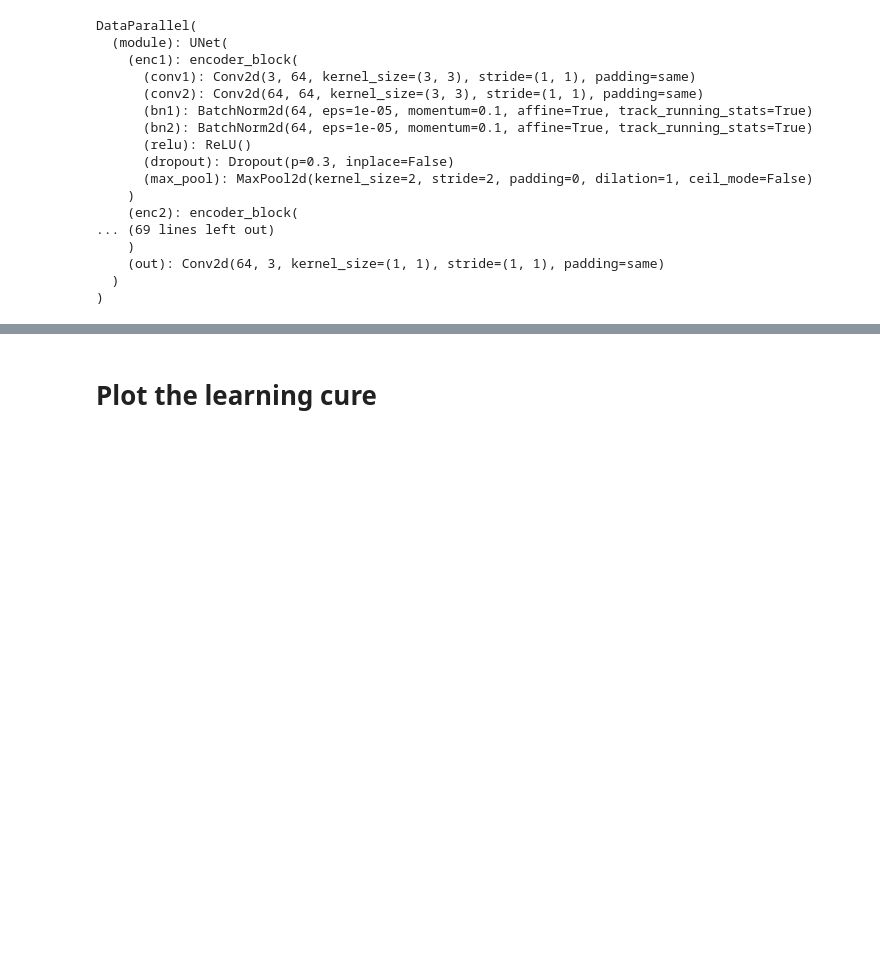
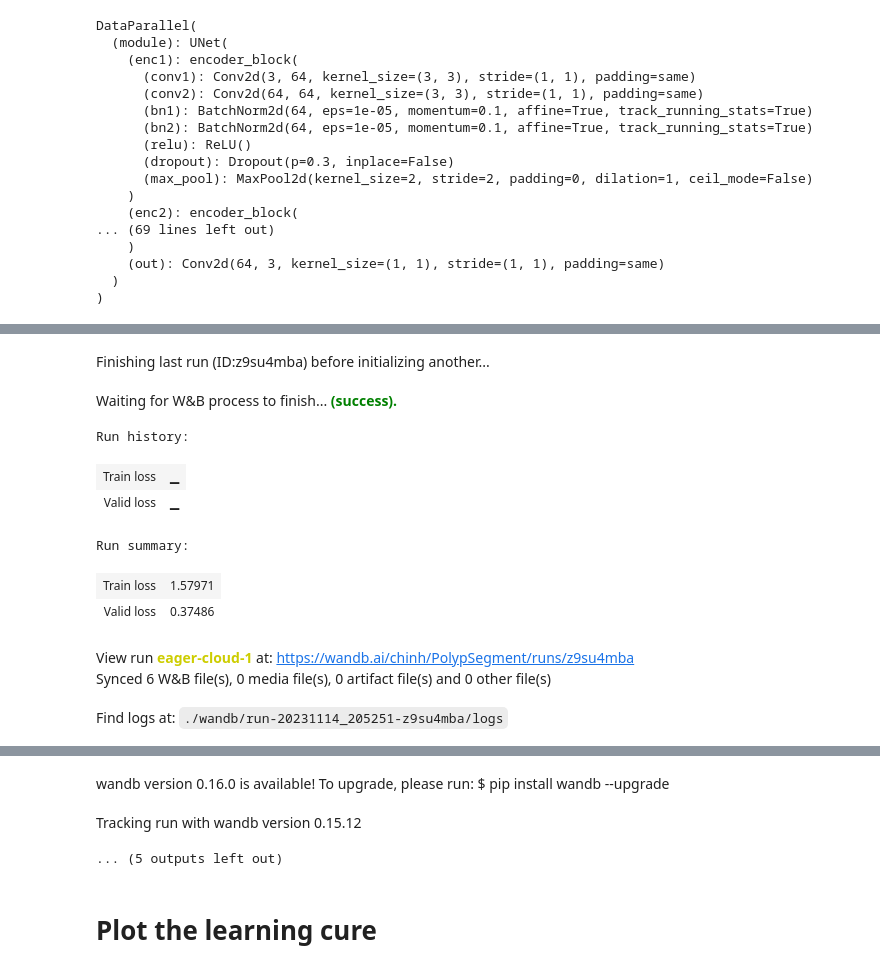
Before and after one commit to relatable52/ADC-Robocon-2023, a Jupyter notebook: dl2023-210122.ipynb, the cells around one changed output, grey strips where cells are left out. Cells and saved outputs as stored; diff of their text form; code cells hidden in the pictures; blank space fills up the shorter version.

Commit message:
Kaggle Notebook | DL2023_210122 | Version 2

```diff
--- a/dl2023-210122.ipynb
+++ b/dl2023-210122.ipynb
@@ -445,14 +439,14 @@ learing_rate_scheduler = lr_scheduler.StepLR(optimizer, step_size=4, gamma=0.6)
 # %%
 save_model(model, optimizer, checkpoint_path)
 # %%
-# wandb.login(
-#     # set the wandb project where this run will be logged
-# #     project= "PolypSegment",
-#     key = "394e21a63511f54c0156f130523a5c9847a3c415",
-# )
-# wandb.init(
-#     project = "PolypSegment"
-# )
+wandb.login(
+    # set the wandb project where this run will be logged
+#     project= "PolypSegment",
+    key = "1658d378d091cf8659e37004bc727f76b3de8356",
+)
+wandb.init(
+    project = "PolypSegment"
+)
 # Training loop
 train_loss_array = []
 test_loss_array = []
@@ -471,7 +465,8 @@ for epoch in range(epochs):
     learing_rate_scheduler.step()
     train_loss_array.append(train_loss_epoch)
     test_loss_array.append(test_loss_epoch)
-#     wandb.log({"Train loss": train_loss_epoch, "Valid loss": test_loss_epoch})
+
+    wandb.log({"Train loss": train_loss_epoch, "Valid loss": test_loss_epoch})
 #     train_accuracy.append(test(train_loader))
 #     valid_accuracy.append(test(test_loader))
 #     print("Epoch {}: loss: {:.4f}, train accuracy: {:.4f}, valid accuracy:{:.4f}".format(epoch + 1,
@@ -496,0 +476,11 @@ Done epoch #15, time for this epoch: 471.42546343803406s
+Finishing last run (ID:z9su4mba) before initializing another...
+Waiting for W&B process to finish... (success).
+Run history:
+| Train loss | ▁ |
+| Valid loss | ▁ |
+Run summary:
+| Train loss | 1.57971 |
+| Valid loss | 0.37486 |
+View run eager-cloud-1 at: https://wandb.ai/chinh/PolypSegment/runs/z9su4mba
+Synced 6 W&B file(s), 0 media file(s), 0 artifact file(s) and 0 other file(s)
+Find logs at: ./wandb/run-20231114_205251-z9su4mba/logs
@@ -497,3 +488,6 @@ Done epoch #15, time for this epoch: 471.42546343803406s
+wandb version 0.16.0 is available! To upgrade, please run: $ pip install wandb --upgrade
+Tracking run with wandb version 0.15.12
+... (5 outputs left out)
 # %%
 # torch.cuda.empty_cache()
 # %% [markdown]
```
Also changed, not shown: parts of 9 cells of this notebook.
